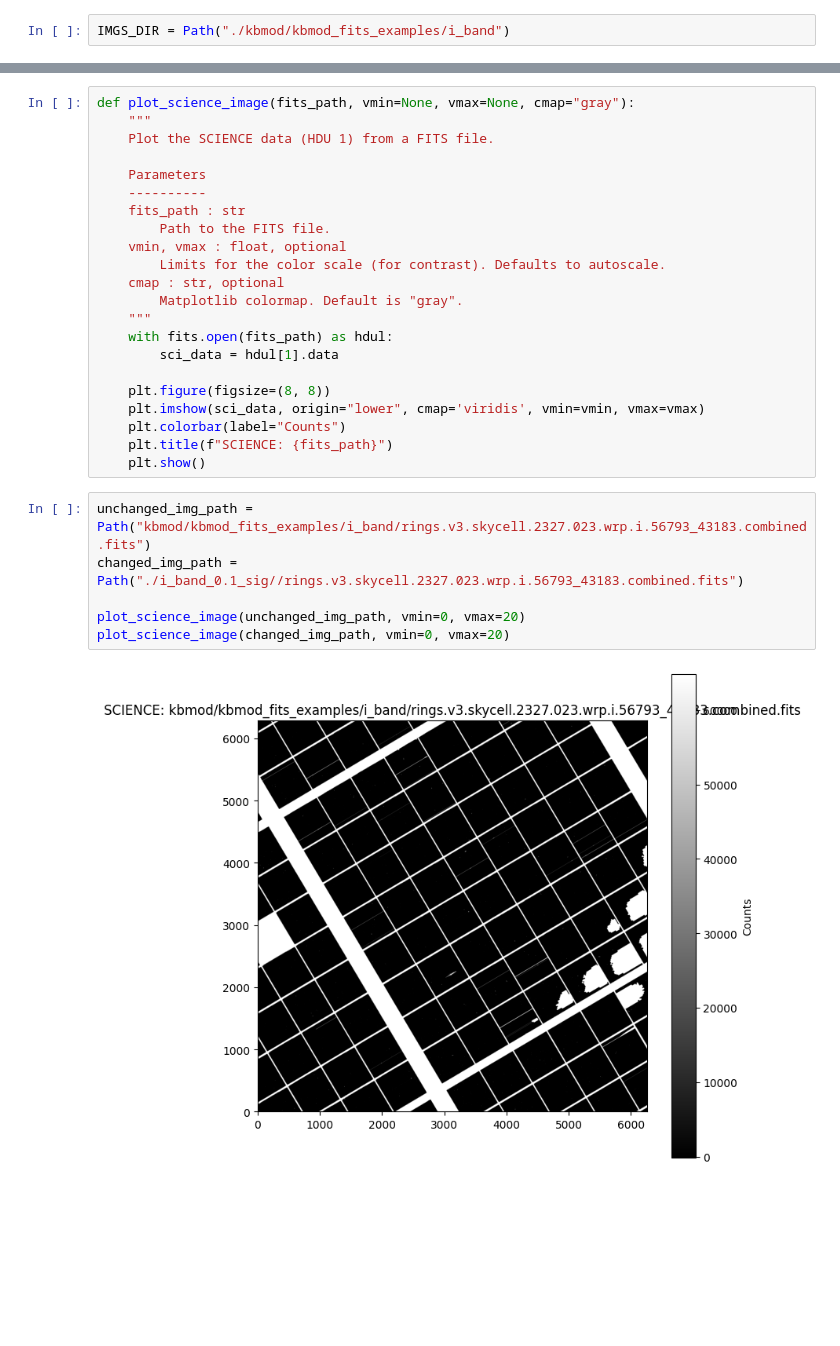
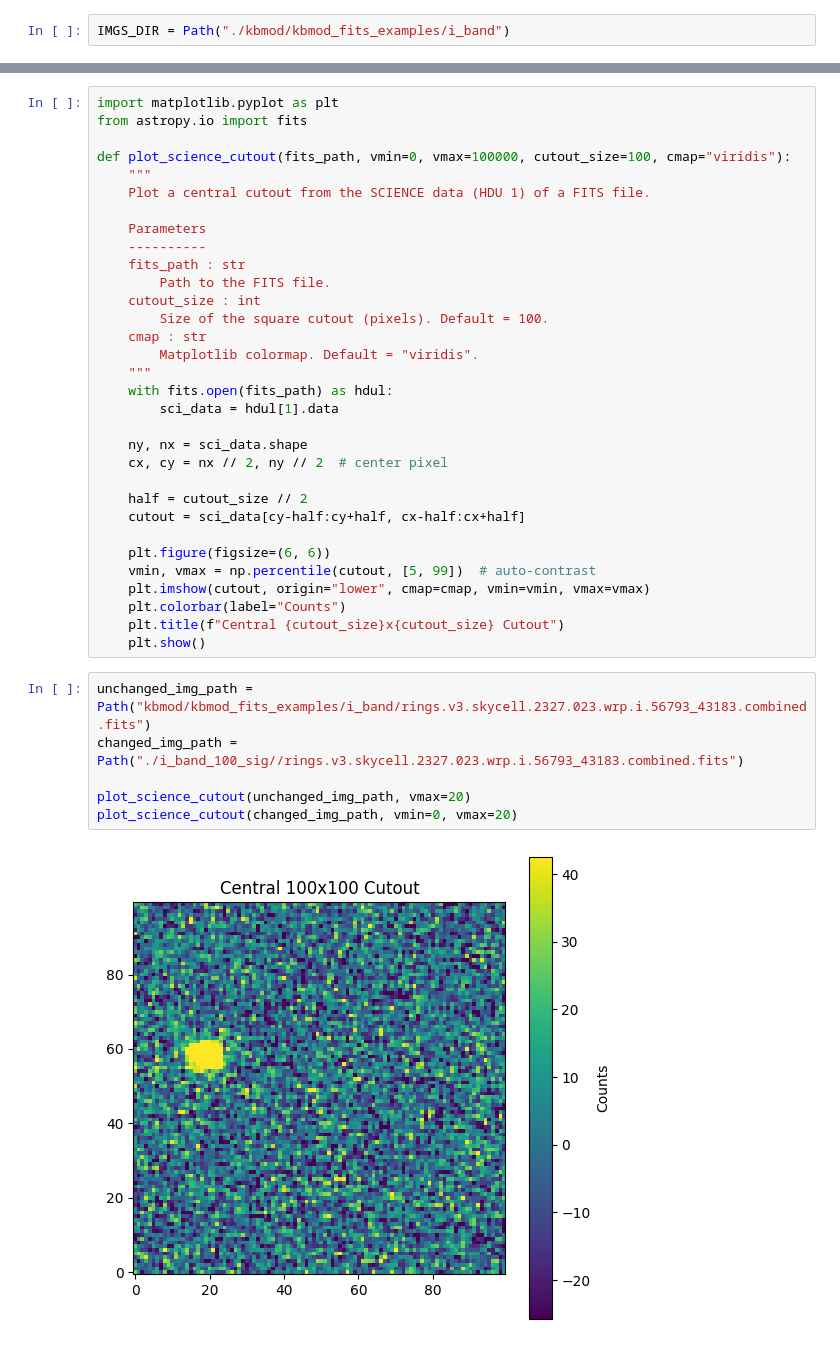
Before and after one commit to JoaoDPassos/brown-dwarf-search, a Jupyter notebook: Jupyter Notebooks/hpms_search/image_white_noise.ipynb, the cells around one changed output, grey strips where cells are left out. Cells and saved outputs as stored; diff of their text form; blank space fills up the shorter version.

```diff
--- a/Jupyter Notebooks/hpms_search/image_white_noise.ipynb
+++ b/Jupyter Notebooks/hpms_search/image_white_noise.ipynb
@@ -89,30 +72,40 @@ kbmod/kbmod_fits_examples/i_band/rings.v3.skycell.2327.023.wrp.i.56793_43183.com
 # %%
-def plot_science_image(fits_path, vmin=None, vmax=None, cmap="gray"):
+import matplotlib.pyplot as plt
+from astropy.io import fits
+
+def plot_science_cutout(fits_path, vmin=0, vmax=100000, cutout_size=100, cmap="viridis"):
     """
-    Plot the SCIENCE data (HDU 1) from a FITS file.
+    Plot a central cutout from the SCIENCE data (HDU 1) of a FITS file.
 
     Parameters
     ----------
     fits_path : str
         Path to the FITS file.
-    vmin, vmax : float, optional
-        Limits for the color scale (for contrast). Defaults to autoscale.
-    cmap : str, optional
-        Matplotlib colormap. Default is "gray".
+    cutout_size : int
+        Size of the square cutout (pixels). Default = 100.
+    cmap : str
+        Matplotlib colormap. Default = "viridis".
     """
     with fits.open(fits_path) as hdul:
         sci_data = hdul[1].data
 
-    plt.figure(figsize=(8, 8))
-    plt.imshow(sci_data, origin="lower", cmap='viridis', vmin=vmin, vmax=vmax)
+    ny, nx = sci_data.shape
+    cx, cy = nx // 2, ny // 2  # center pixel
+
+    half = cutout_size // 2
+    cutout = sci_data[cy-half:cy+half, cx-half:cx+half]
+
+    plt.figure(figsize=(6, 6))
+    vmin, vmax = np.percentile(cutout, [5, 99])  # auto-contrast
+    plt.imshow(cutout, origin="lower", cmap=cmap, vmin=vmin, vmax=vmax)
     plt.colorbar(label="Counts")
-    plt.title(f"SCIENCE: {fits_path}")
+    plt.title(f"Central {cutout_size}x{cutout_size} Cutout")
     plt.show()
 # %%
 unchanged_img_path = Path("kbmod/kbmod_fits_examples/i_band/rings.v3.skycell.2327.023.wrp.i.56793_43183.combined.fits")
-changed_img_path = Path("./i_band_0.1_sig//rings.v3.skycell.2327.023.wrp.i.56793_43183.combined.fits")
+changed_img_path = Path("./i_band_100_sig//rings.v3.skycell.2327.023.wrp.i.56793_43183.combined.fits")
 
-plot_science_image(unchanged_img_path, vmin=0, vmax=20)
-plot_science_image(changed_img_path, vmin=0, vmax=20)
+plot_science_cutout(unchanged_img_path, vmax=20)
+plot_science_cutout(changed_img_path, vmin=0, vmax=20)
 # %% [output]
-[figure, old version]
+[figure, new version]
```
Also changed, not shown: parts of 4 cells of this notebook.
